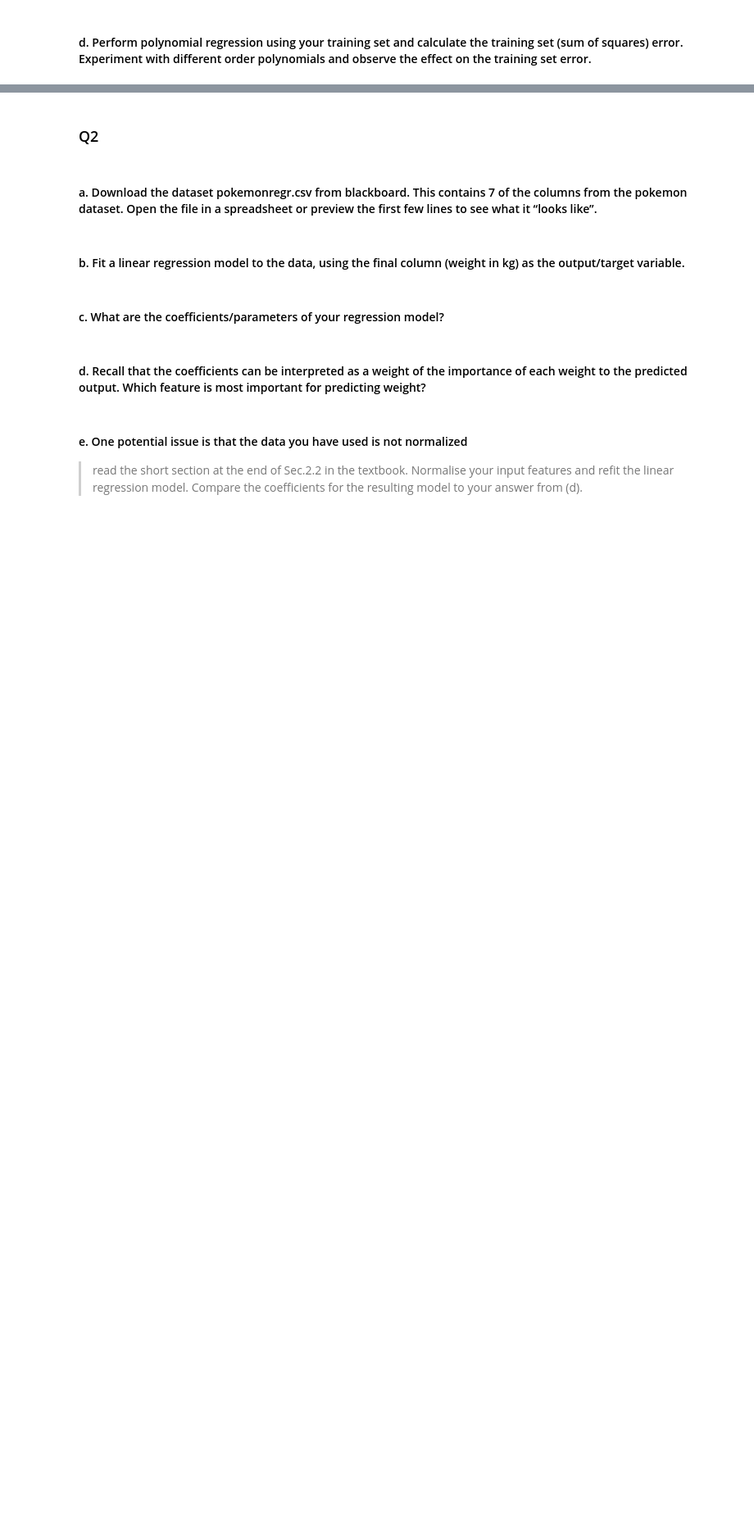
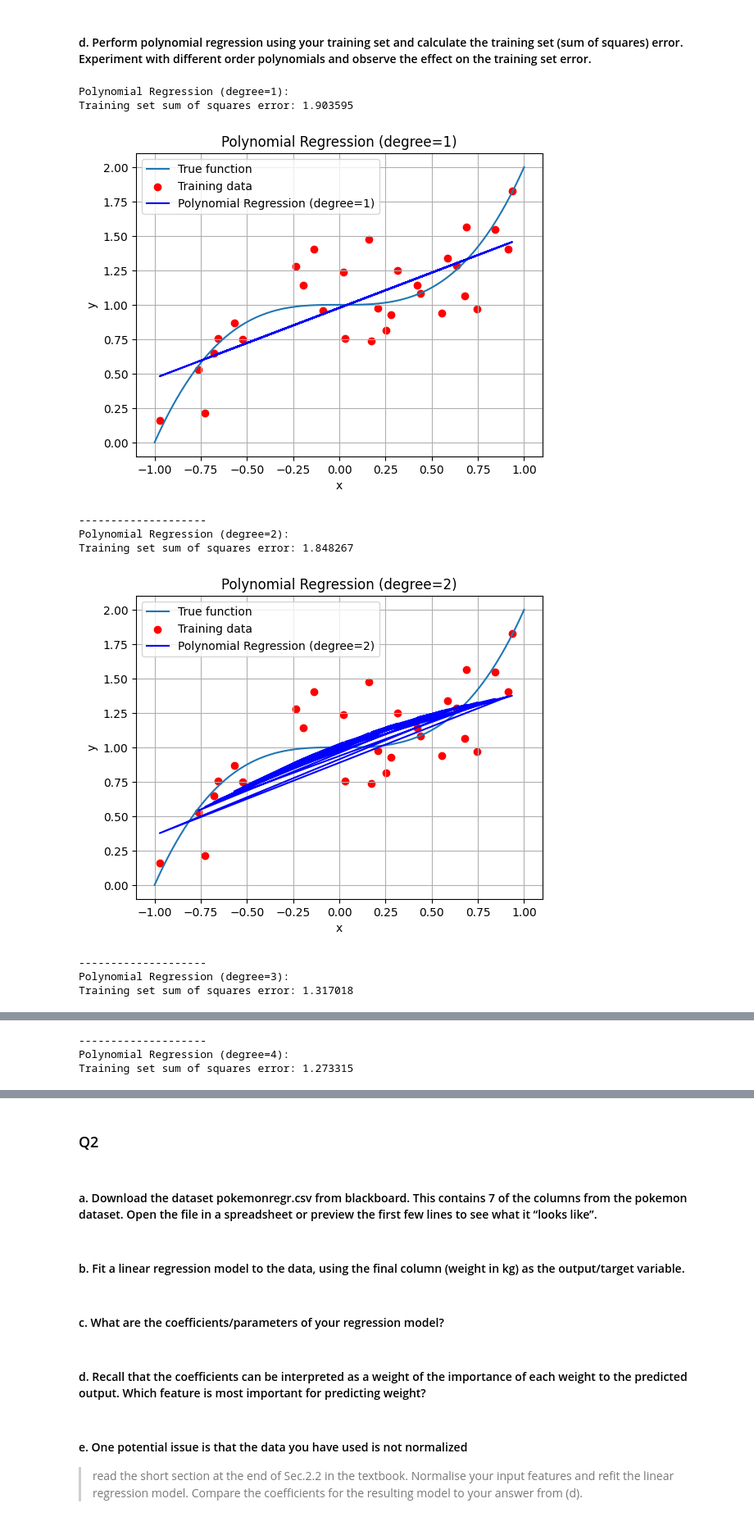
Before and after one commit to keys-i/COMP4702, a Jupyter notebook: src/W4.ipynb, the cells around one changed output, grey strips where cells are left out. Shown at 82% size. Cells and saved outputs as stored; diff of their text form; code cells hidden in the pictures; blank space fills up the shorter version.

```diff
--- a/src/W4.ipynb
+++ b/src/W4.ipynb
@@ -37,2 +90,39 @@ plot()
 # %% [markdown]
 #### d. Perform polynomial regression using your training set and calculate the training set (sum of squares) error. Experiment with different order polynomials and observe the effect on the training set error.
+# %%
+for degree in range(1, 6):
+    polynomial_features = PolynomialFeatures(degree=degree)
+    x_train_poly = polynomial_features.fit_transform(x_train_reshaped)
+
+    poly_reg = LinearRegression()
+    poly_reg.fit(x_train_poly, y_train_noisy)
+    y_pred_poly = poly_reg.predict(x_train_poly)
+
+    sse_poly = np.sum((y_train_noisy - y_pred_poly)**2)
+
+    print(f"Polynomial Regression (degree={degree}):")
+    print(f"Training set sum of squares error: {sse_poly:.6f}")
+
+    # Plotting to visualise the polynomial regression (optional)
+    plt.plot(x, y, label='True function')
+    plt.scatter(x_train, y_train_noisy, color='red', label='Training data')
+    plt.plot(x_train, y_pred_poly, color='blue', label=f'Polynomial Regression (degree={degree})')
+    plt.xlabel('x')
+    plt.ylabel('y')
+    plt.title(f'Polynomial Regression (degree={degree})')
+    plt.grid(True)
+    plt.legend()
+    plt.show()
+
+    print("-" * 20)
+# %% [output]
+Polynomial Regression (degree=1):
+Training set sum of squares error: 1.903595
+[figure, added]
+--------------------
+Polynomial Regression (degree=2):
+Training set sum of squares error: 1.848267
+[figure, added]
+--------------------
+Polynomial Regression (degree=3):
+Training set sum of squares error: 1.317018
@@ -38,0 +130,3 @@ plot()
+--------------------
+Polynomial Regression (degree=4):
+Training set sum of squares error: 1.273315
```
Also changed, not shown: parts of 6 cells of this notebook.
